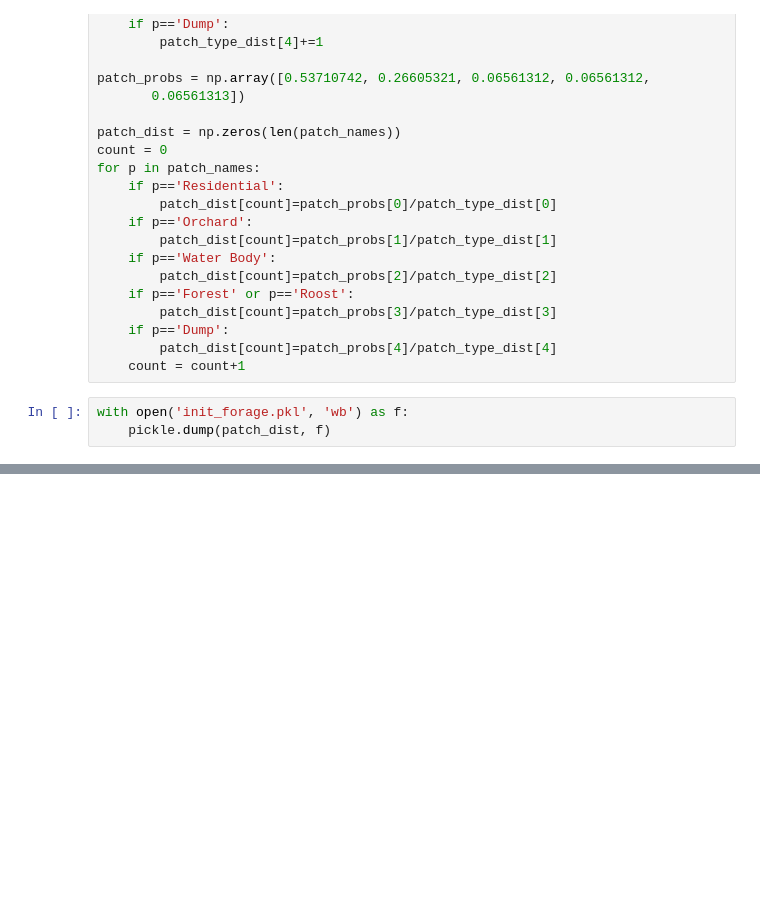
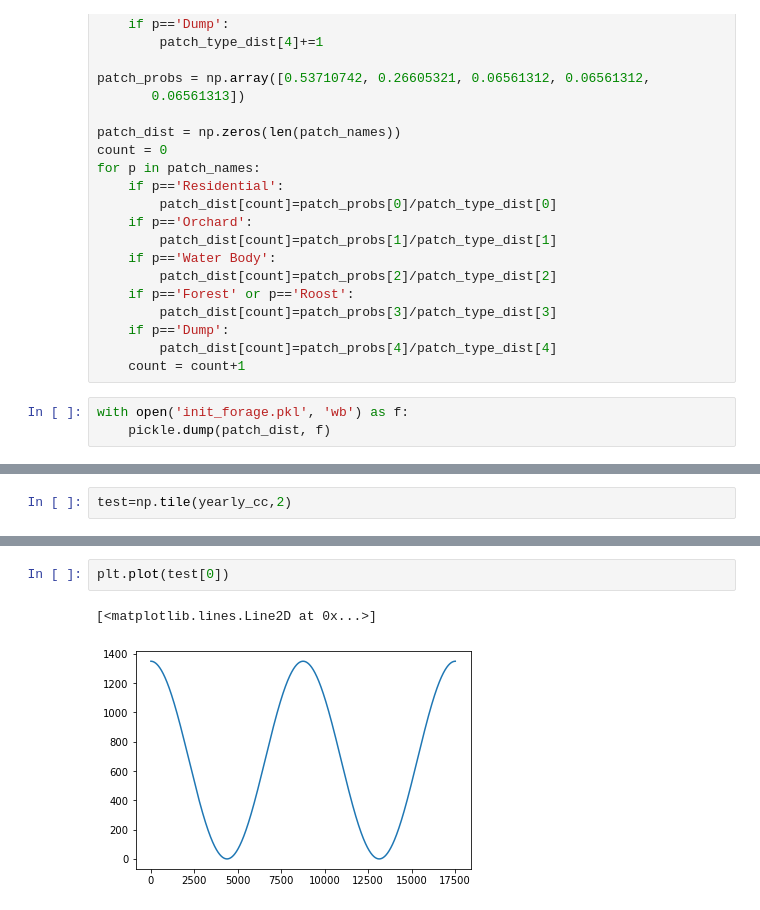
Before and after one commit to erinestafford/Bat_model, a Jupyter notebook: Australia data.ipynb, the cells around one changed output, grey strips where cells are left out. Saved outputs shown, nothing was run; the diff lists cells and outputs as text; blank space fills up the shorter version.

```diff
--- a/Australia data.ipynb
+++ b/Australia data.ipynb
@@ -239,0 +274,2 @@ with open('init_forage.pkl', 'wb') as f:
+# %%
+test=np.tile(yearly_cc,2)
@@ -239,0 +281,5 @@ with open('init_forage.pkl', 'wb') as f:
+# %%
+plt.plot(test[0])
+# %% [output]
+[<matplotlib.lines.Line2D at 0x...>]
+[figure, added]
```
Also changed, not shown: parts of 10 cells of this notebook, 3 other files.
